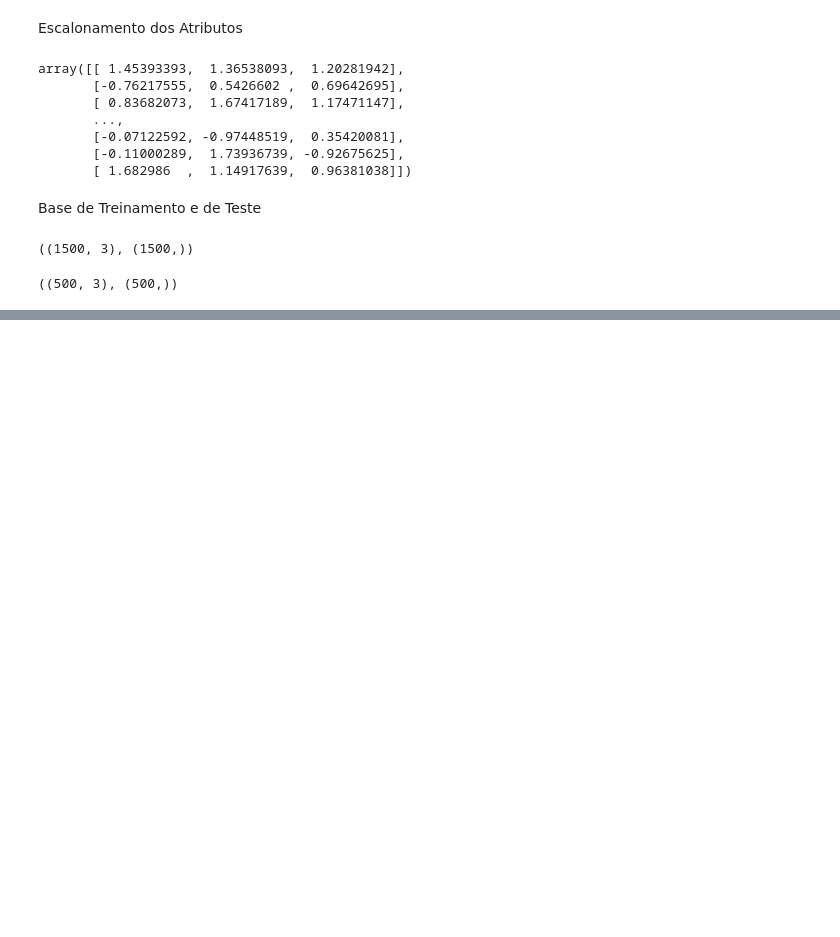
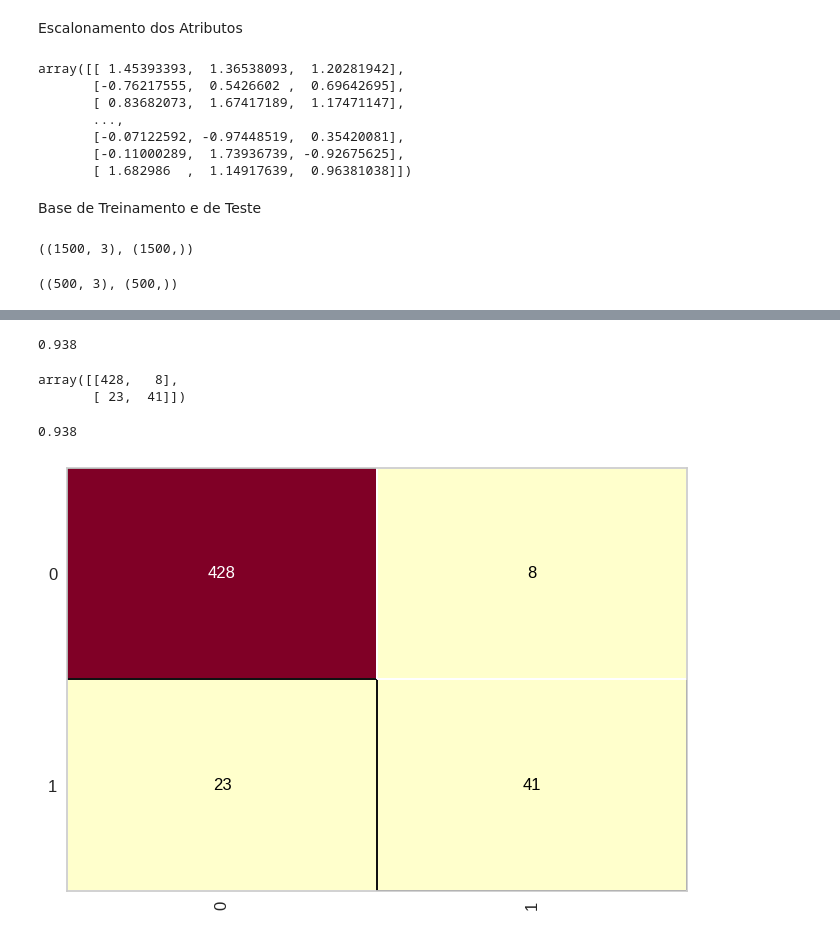
Before and after one commit to LaraAlexLopes/Analise-Credito, a Jupyter notebook: analiseCredito.ipynb, the cells around one changed output, grey strips where cells are left out. Drawn from its saved outputs; the diff is of its cells as text; code cells hidden in the pictures; blank space fills up the shorter version.

```diff
--- a/analiseCredito.ipynb
+++ b/analiseCredito.ipynb
@@ -200,0 +209,3 @@ with open('credito.pkl',mode = 'wb') as f:
+# %%
+naive_credito = GaussianNB()
+naive_credito.fit(x_credito_treinamento,y_credito_treinamento)
@@ -200,0 +257,17 @@ with open('credito.pkl',mode = 'wb') as f:
+# %%
+accuracy_score(y_credito_teste,previsao)
+# %% [output]
+0.938
+# %%
+confusion_matrix(y_credito_teste,previsao)
+# %% [output]
+array([[428,   8],
+       [ 23,  41]])
+# %%
+from yellowbrick.classifier import ConfusionMatrix
+cm = ConfusionMatrix(naive_credito)
+cm.fit(x_credito_treinamento,y_credito_treinamento)
+cm.score(x_credito_teste,y_credito_teste)
+# %% [output]
+0.938
+[figure, added]
```
Also changed, not shown: parts of 7 cells of this notebook.
